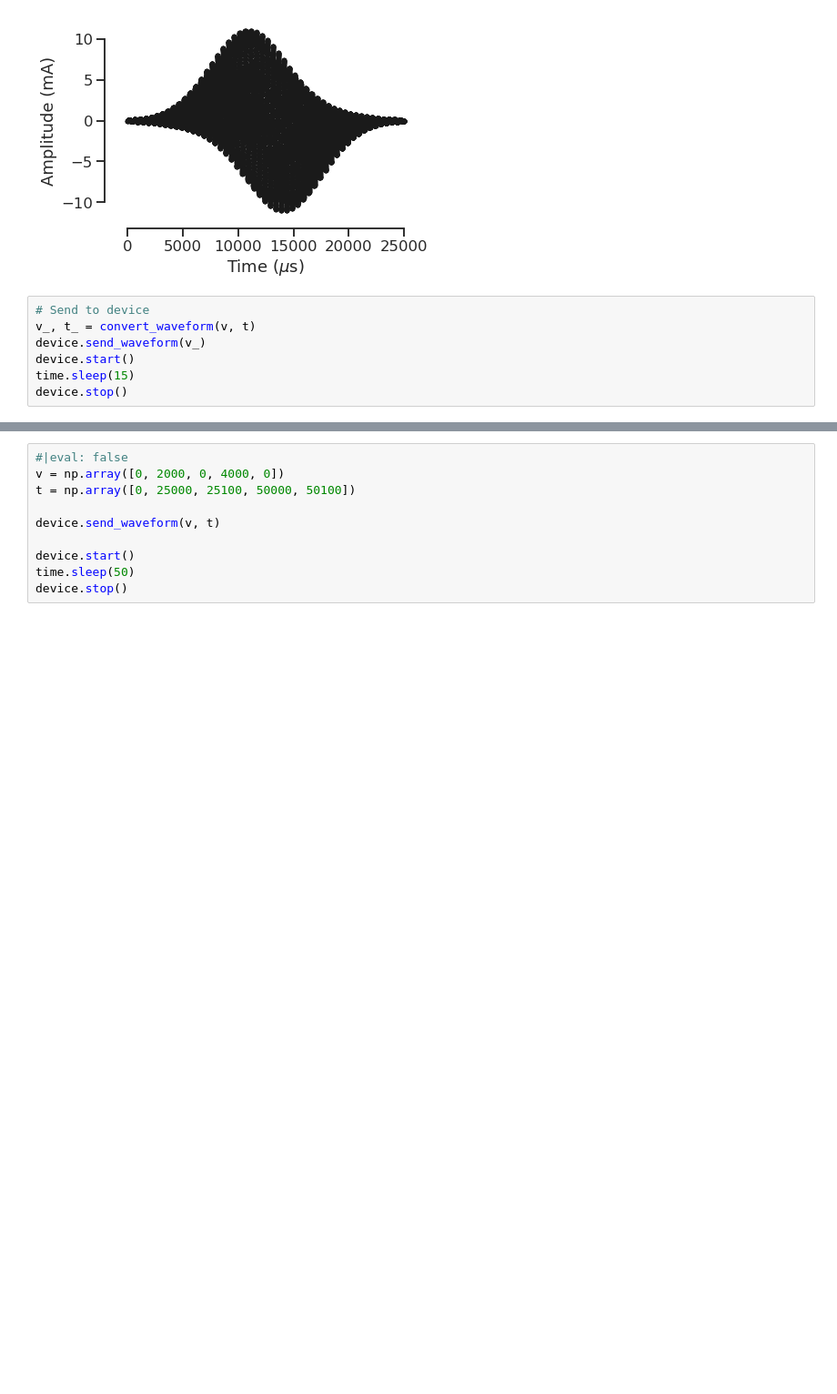
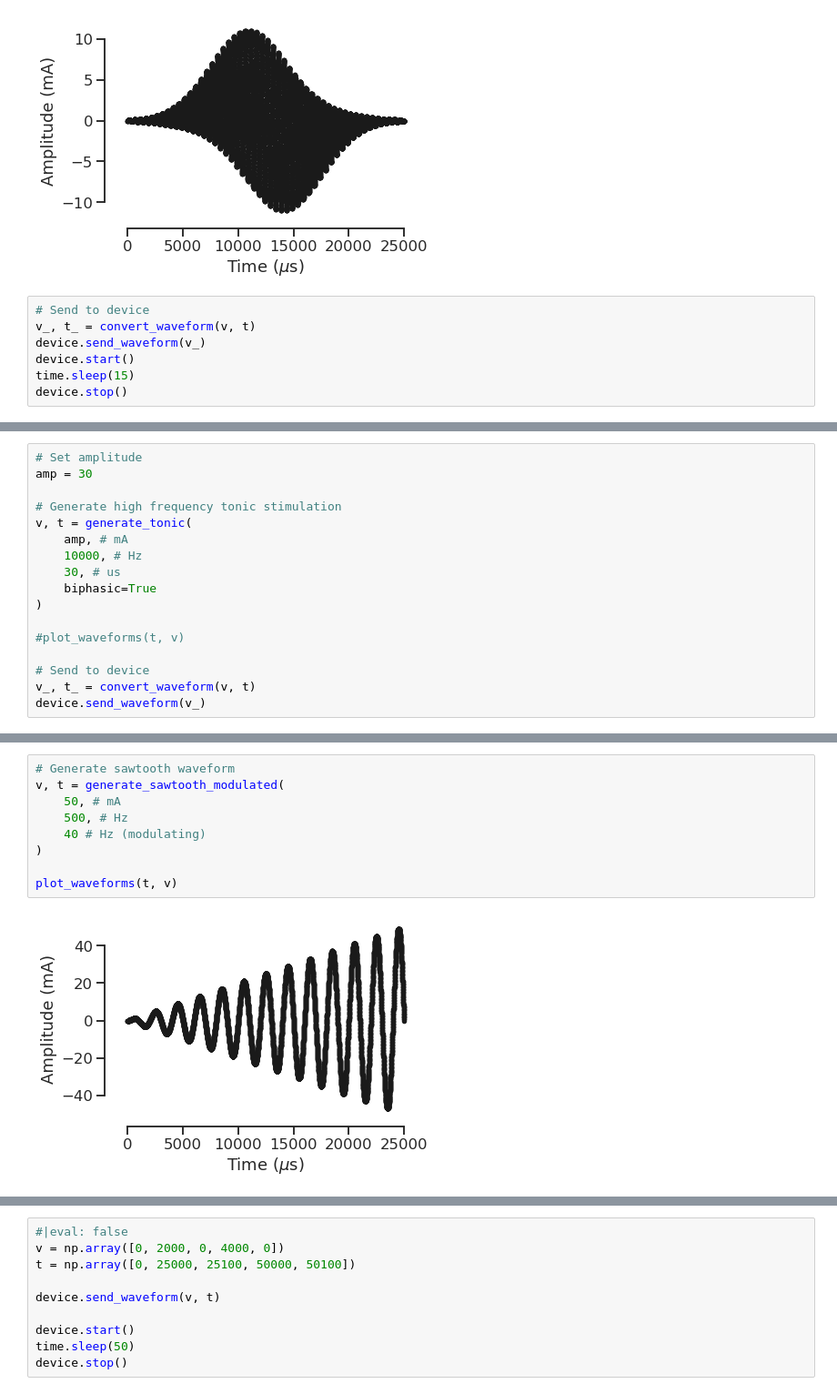
Before and after one commit to conorkeogh/wavewriter, a Jupyter notebook: nbs/04_examples.ipynb, the cells around one changed output, grey strips where cells are left out. Shown at 91% size. Cells and saved outputs as stored; diff of their text form; blank space fills up the shorter version.

```diff
--- a/nbs/04_examples.ipynb
+++ b/nbs/04_examples.ipynb
@@ -632,0 +648,17 @@ device.stop()
+# %%
+# Set amplitude
+amp = 30
+
+# Generate high frequency tonic stimulation
+v, t = generate_tonic(
+    amp, # mA
+    10000, # Hz
+    30, # us
+    biphasic=True
+)
+
+#plot_waveforms(t, v)
+
+# Send to device
+v_, t_ = convert_waveform(v, t)
+device.send_waveform(v_)
@@ -632,0 +705,11 @@ device.stop()
+# %%
+# Generate sawtooth waveform
+v, t = generate_sawtooth_modulated(
+    50, # mA
+    500, # Hz
+    40 # Hz (modulating)
+)
+
+plot_waveforms(t, v)
+# %% [output]
+[figure, added]
```
Also changed, not shown: parts of 20 cells of this notebook, 4 other files.
